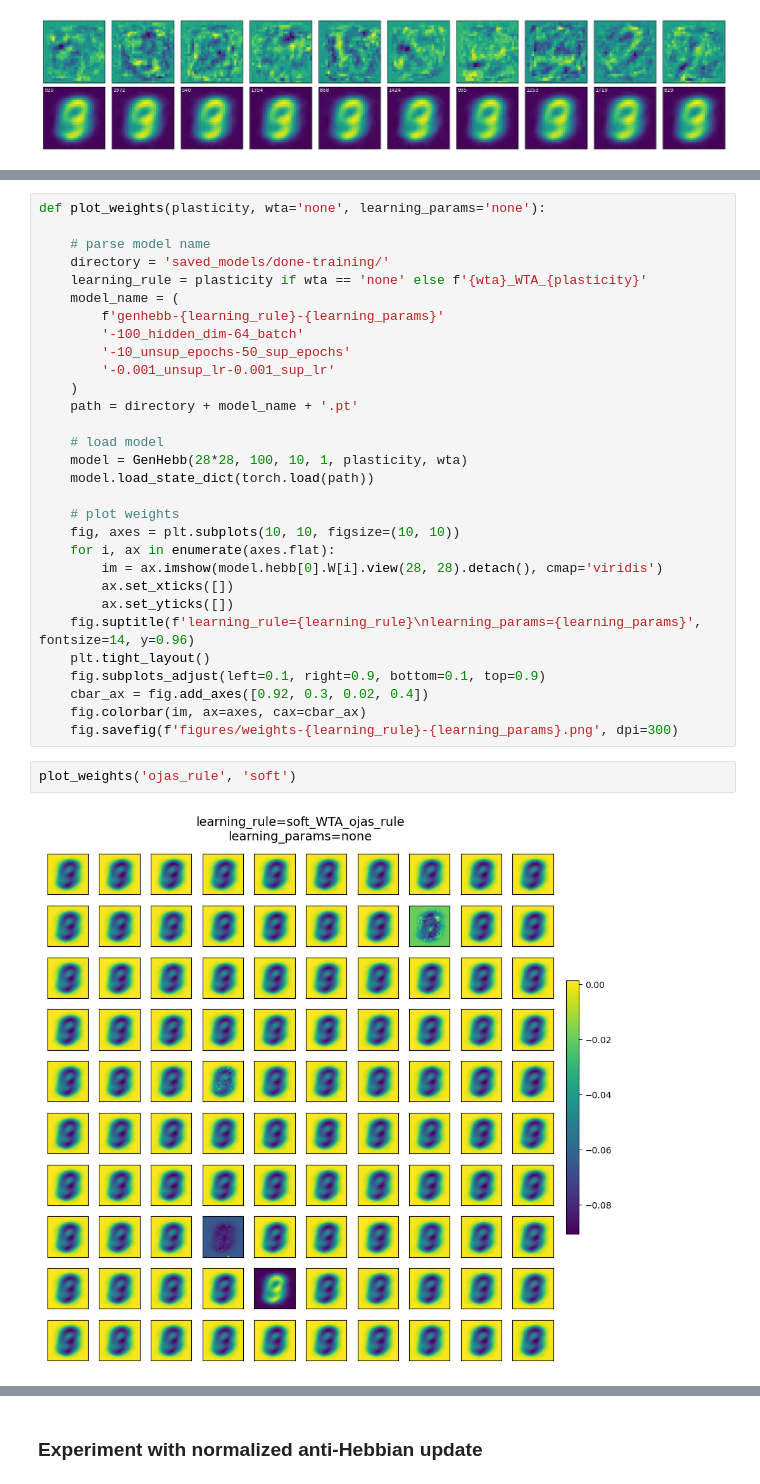
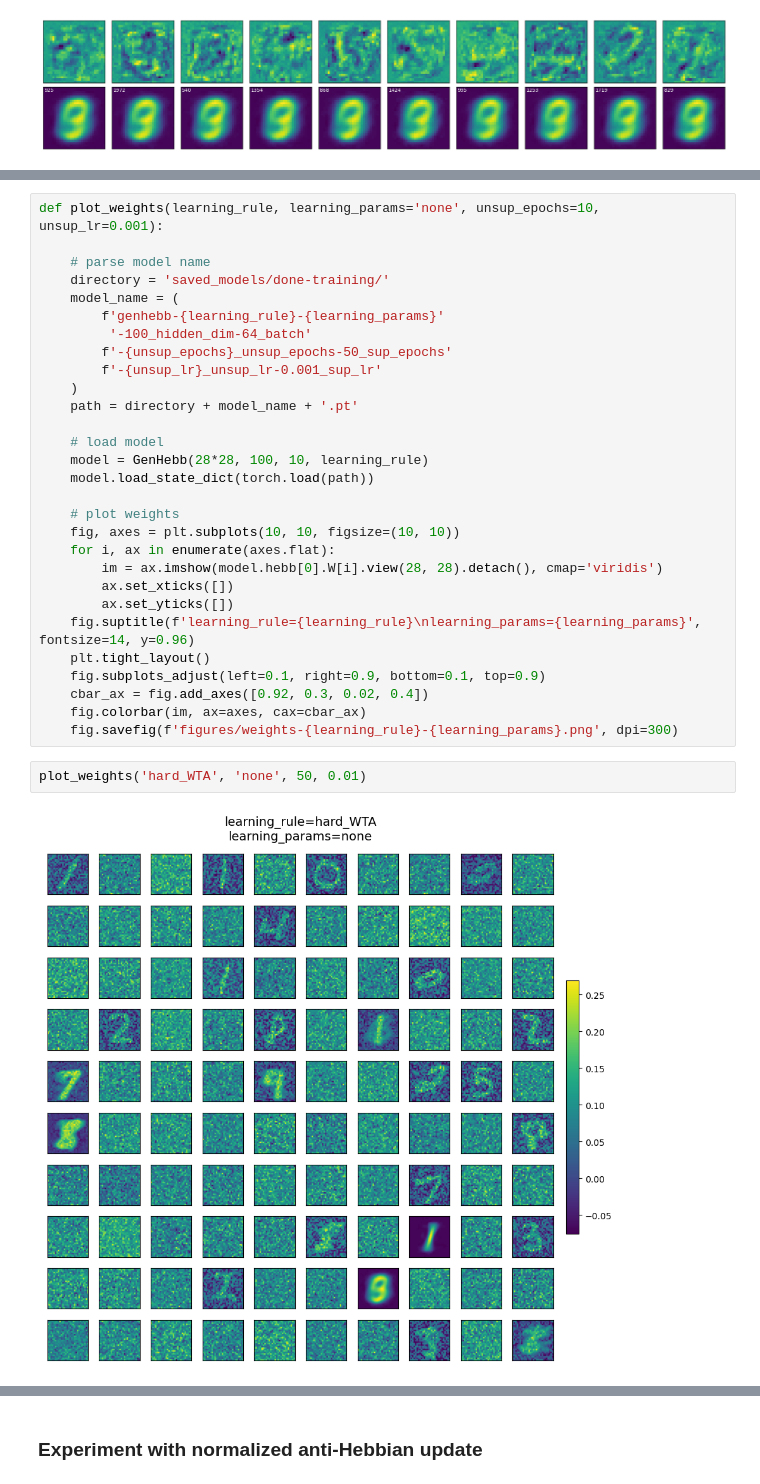
Before and after one commit to cutterdawes/HebbianLearning, a Jupyter notebook: experimental.ipynb, the cells around one changed output, grey strips where cells are left out. Drawn from its saved outputs; the diff is of its cells as text.

```diff
--- a/experimental.ipynb
+++ b/experimental.ipynb
@@ -254,19 +256,18 @@ plt.tight_layout()
 # %%
-def plot_weights(plasticity, wta='none', learning_params='none'):
+def plot_weights(learning_rule, learning_params='none', unsup_epochs=10, unsup_lr=0.001):
 
     # parse model name
     directory = 'saved_models/done-training/'
-    learning_rule = plasticity if wta == 'none' else f'{wta}_WTA_{plasticity}'
     model_name = (
         f'genhebb-{learning_rule}-{learning_params}'
-        '-100_hidden_dim-64_batch'
-        '-10_unsup_epochs-50_sup_epochs'
-        '-0.001_unsup_lr-0.001_sup_lr'
+         '-100_hidden_dim-64_batch'
+        f'-{unsup_epochs}_unsup_epochs-50_sup_epochs'
+        f'-{unsup_lr}_unsup_lr-0.001_sup_lr'
     )
     path = directory + model_name + '.pt'
 
     # load model
-    model = GenHebb(28*28, 100, 10, 1, plasticity, wta)
+    model = GenHebb(28*28, 100, 10, learning_rule)
     model.load_state_dict(torch.load(path))
 
     # plot weights
@@ -282,6 +283,6 @@ def plot_weights(plasticity, wta='none', learning_params='none'):
     fig.colorbar(im, ax=axes, cax=cbar_ax)
     fig.savefig(f'figures/weights-{learning_rule}-{learning_params}.png', dpi=300)
 # %%
-plot_weights('ojas_rule', 'soft')
+plot_weights('hard_WTA', 'none', 50, 0.01)
 # %% [output]
-[figure, old version]
+[figure, new version]
```
Also changed, not shown: parts of 2 cells of this notebook, 3 other files.
